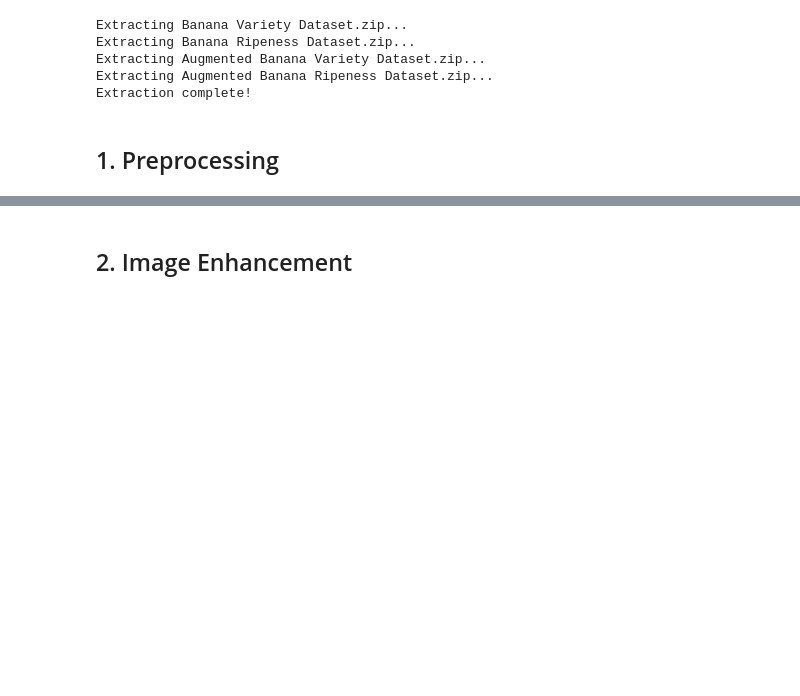
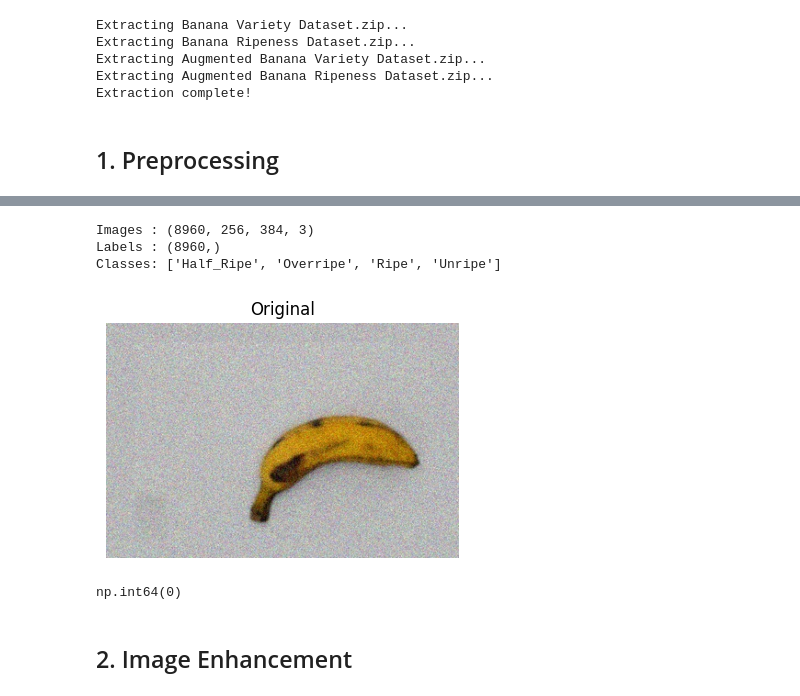
Before and after one commit to Plumz17/PP_FinalProject2, a Jupyter notebook: PP_FinalProject2.ipynb, the cells around one changed output, grey strips where cells are left out. Drawn from its saved outputs; the diff is of its cells as text; code cells hidden in the pictures; blank space fills up the shorter version.

Commit message:
Used Augmented Image

```diff
--- a/PP_FinalProject2.ipynb
+++ b/PP_FinalProject2.ipynb
@@ -148,5 +112,47 @@ Classes: ['Half_Ripe', 'Overripe', 'Ripe', 'Unripe']
+# %%
+#Ripeness Preprocessing
+RIPENESS_DIRS = [
+    os.path.join(IMG_DIR, "ripeness_original/Banana Ripeness Classification Dataset"),
+    os.path.join(IMG_DIR, "ripeness_augmented/Augmented Banana Ripeness Classification Dataset")
+]
+
+#Intialize array for images and labels
+ripeness_images, ripeness_labels = [], []
+
+#Name Banana's Ripeness class as their folder name
+ripeness_class_names = sorted(os.listdir(RIPENESS_DIRS[0]))
+#Maps each class name with a number
+ripeness_class_to_idx = {cls: idx for idx, cls in enumerate(ripeness_class_names)}
+
+for dataset_dir in RIPENESS_DIRS:
+  for class_name in tqdm(ripeness_class_names, desc="Preprocessing Banana Ripeness..."):
+    #Get Filepath to specific ripeness class path
+    class_path = os.path.join(dataset_dir, class_name)
+    for img_file in os.listdir(class_path):
+      #Obtain image
+      img = cv2.imread(os.path.join(class_path, img_file))
+      if img is None:
+        continue
+      #Convert image to RGB for convinience sake
+      img = cv2.cvtColor(img, cv2.COLOR_BGR2RGB)
+      #Add image to image array
+      ripeness_images.append(img)
+      #Add label to label array
+      ripeness_labels.append(ripeness_class_to_idx[class_name])
+
+#Normalize and convert into a numpy array
+ripeness_images = np.array(ripeness_images, dtype=np.uint8)
+ripeness_labels = np.array(ripeness_labels)
+
+print(f"Images : {ripeness_images.shape}")
+print(f"Labels : {ripeness_labels.shape}")
+print(f"Classes: {ripeness_class_names}")
+# %% [output]
+Images : (8960, 256, 384, 3)
+Labels : (8960,)
+Classes: ['Half_Ripe', 'Overripe', 'Ripe', 'Unripe']
 # %%
-def show(before, after, title2= "Processed"): # Helper function to check the before and after of the processing
+def show(before, after=None, title2= "Processed"): # Helper function to check the before and after of the processing
   plt.figure(figsize=(10,5))
 
   # Show original
@@ -156,11 +162,18 @@ def show(before, after, title2= "Processed"): # Helper function to check the bef
   plt.axis("off")
 
   # Show processed
-  plt.subplot(1,2,2)
-  plt.imshow(after, cmap='gray', vmin=0, vmax=255)
-  plt.title(title2)
-  plt.axis("off")
+  if after is not None:
+    plt.subplot(1,2,2)
+    plt.imshow(after, cmap='gray', vmin=0, vmax=255)
+    plt.title(title2)
+    plt.axis("off")
 
   plt.show()
+# %%
+show(ripeness_images[1961])
+ripeness_labels[1961]
+# %% [output]
+[figure, added]
+np.int64(0)
 # %% [markdown]
 ## 2. Image Enhancement
```
Also changed, not shown: parts of 3 cells of this notebook.
